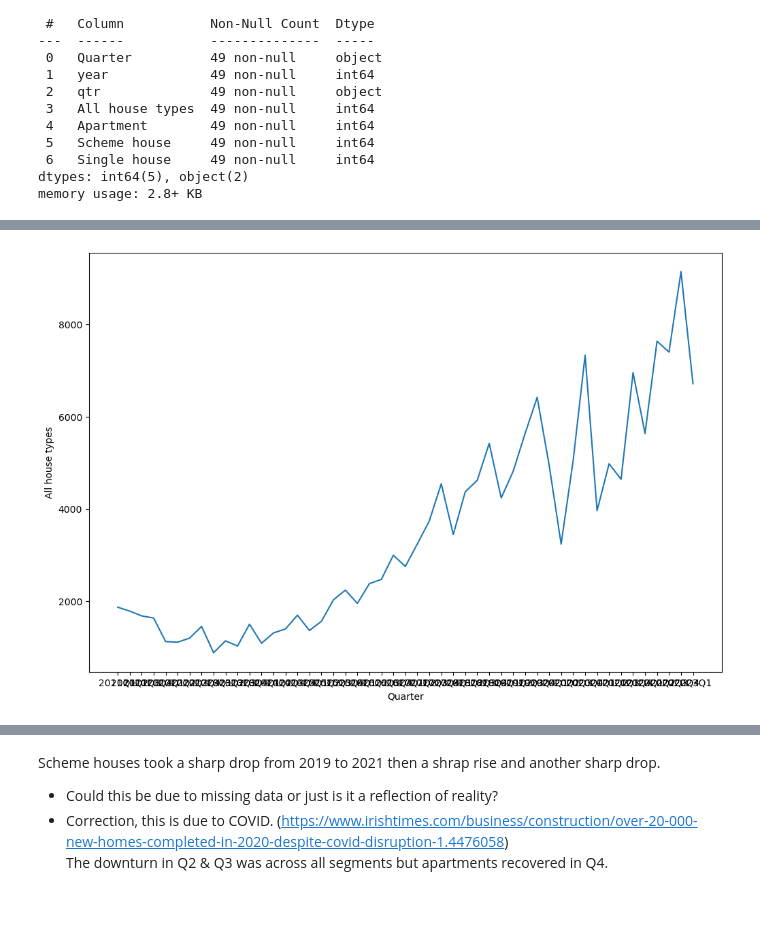
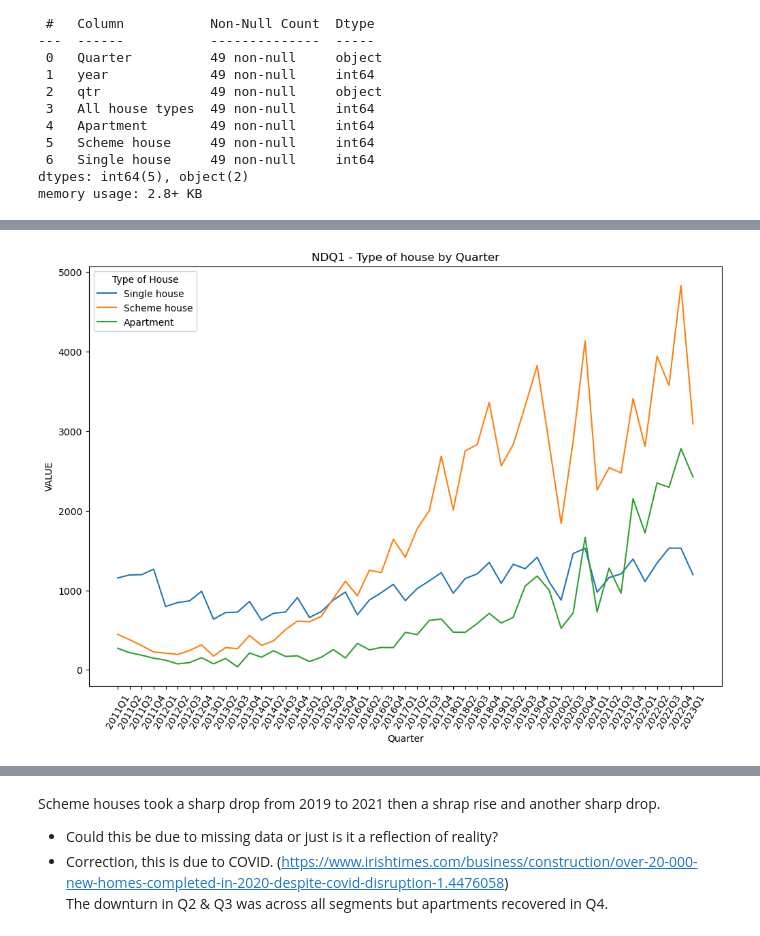
Before and after one commit to lcroash/MSC_SEM1_CA2, a Jupyter notebook: CA2.ipynb, the cells around one changed output, grey strips where cells are left out. Saved outputs shown, nothing was run; the diff lists cells and outputs as text; code cells hidden in the pictures; blank space fills up the shorter version.

```diff
--- a/CA2.ipynb
+++ b/CA2.ipynb
@@ -235,5 +295,7 @@ plt.show()
 # %%
-sns.lineplot(data=df_ie_ndq1_pivot, x='Quarter', y='All house types')
+lp = sns.lineplot(data=df_ie_ndq1_clean[df_ie_ndq1_clean['Type of House'] != 'All house types'], x='Quarter', y='VALUE', hue='Type of House')
+lp.set_title('NDQ1 - Type of house by Quarter')
+plt.xticks(rotation=60)
 plt.show()
 # %% [output]
-[figure, old version]
+[figure, new version]
```
Also changed, not shown: parts of 170 cells of this notebook.
